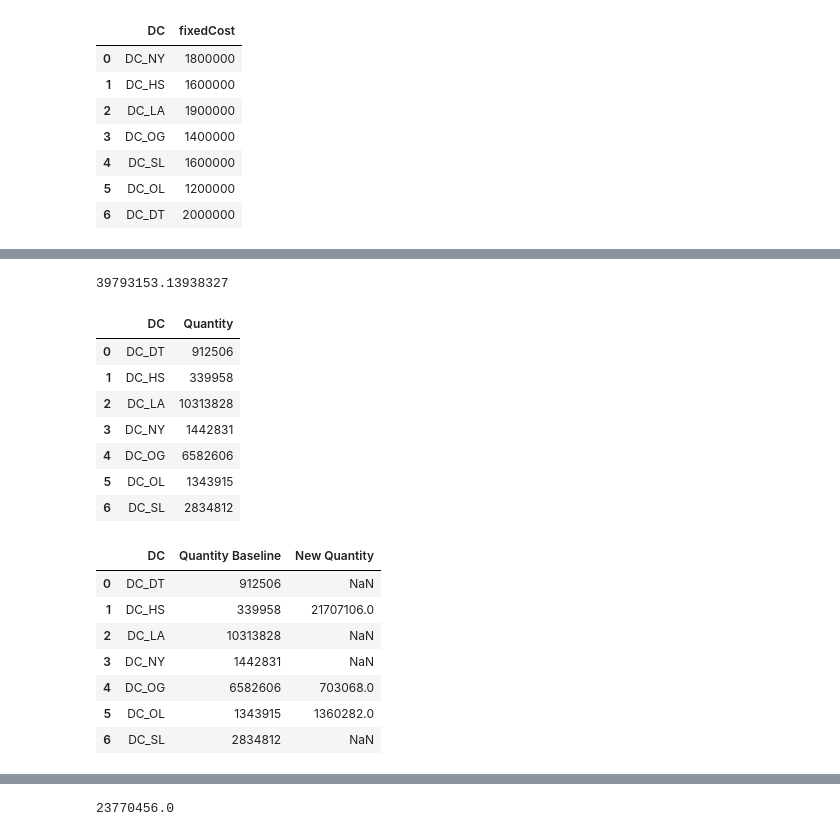
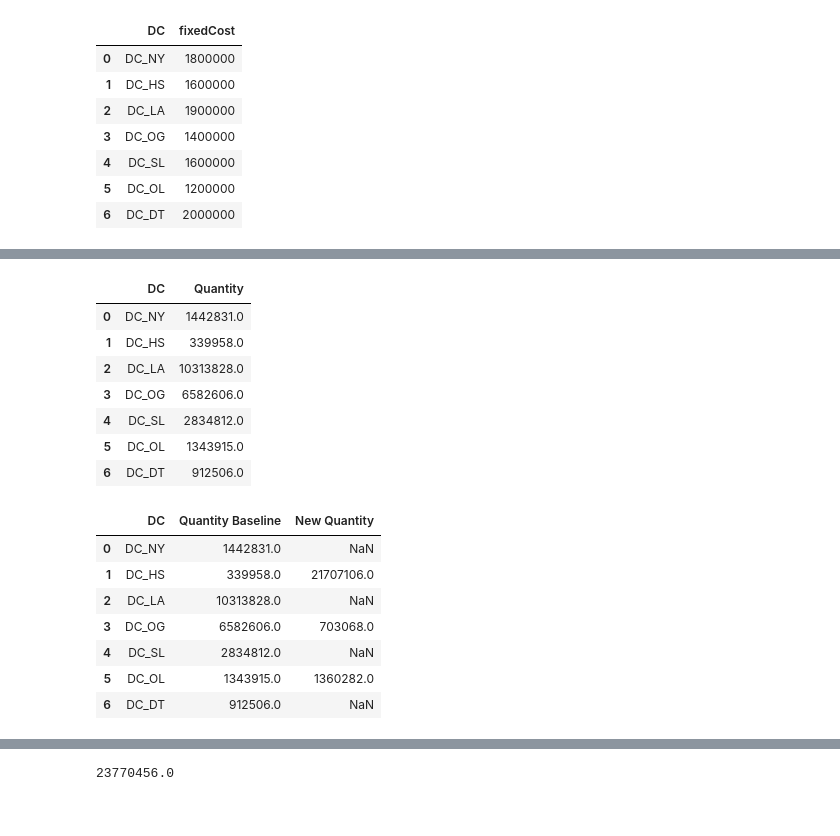
Before and after one commit to pszkilnyk/skittles, a Jupyter notebook: final.ipynb, the cells around one changed output, grey strips where cells are left out. Cells and saved outputs as stored; diff of their text form; code cells hidden in the pictures.

```diff
--- a/final.ipynb
+++ b/final.ipynb
@@ -657,7 +946,7 @@ po['varCost'][po['tv4'] == po['min']] = ih.iloc[3]
 po['varCost'][po['tv5'] == po['min']] = ih.iloc[4]
 po['varCost'][po['tv6'] == po['min']] = ih.iloc[5]
 po['varCost'][po['tv7'] == po['min']] = ih.iloc[6]
-po = pd.merge(po, varCost, on='varCost')
+po = pd.merge(po, varCost, on='varCost', how='left')
 # %% [output]
 A value is trying to be set on a copy of a slice from a DataFrame
 
@@ -701,0 +980,3 @@ t23
+# %%
+scen1 = po[['CID','Product', 'Quantity', 'min', 'DC']]
+scen1
@@ -701,0 +1002,7 @@ t23
+# %%
+f1xed=scen1.groupby('DC').sum()
+f1xed=f1xed['Quantity']
+f1xed=pd.DataFrame(data=f1xed)
+f1xed=f1xed.reset_index()
+f1xd=pd.merge(fixedCost, f1xed, on='DC')
+f1xd
@@ -726,35 +1039,33 @@ wi1
-# %%
-uno+dos+tres-wi1
-# %% [output]
-39793153.13938327
 # %%
 t22=mo.groupby('DC').sum()
-t22=t22.iloc[:,4]
+t22=t22['Quantity']
 t22=pd.DataFrame(data=t22)
 t22=t22.reset_index()
+t22=t22.reindex([3,1,2,4,6,5,0])
+t22=t22.reset_index(drop=True)
 t22
 # %% [output]
 |  | DC | Quantity |
-| 0 | DC_DT | 912506 |
-| 1 | DC_HS | 339958 |
-| 2 | DC_LA | 10313828 |
-| 3 | DC_NY | 1442831 |
-| 4 | DC_OG | 6582606 |
-| 5 | DC_OL | 1343915 |
-| 6 | DC_SL | 2834812 |
+| 0 | DC_NY | 1442831.0 |
+| 1 | DC_HS | 339958.0 |
+| 2 | DC_LA | 10313828.0 |
+| 3 | DC_OG | 6582606.0 |
+| 4 | DC_SL | 2834812.0 |
+| 5 | DC_OL | 1343915.0 |
+| 6 | DC_DT | 912506.0 |
 # %%
-comp1=pd.merge(t22,t23, on='DC', how='left')
+comp1=pd.merge(t22,f1xed, on='DC', how='outer')
 comp1.columns=['DC', 'Quantity Baseline', 'New Quantity']
 comp1
 # %% [output]
 |  | DC | Quantity Baseline | New Quantity |
-| 0 | DC_DT | 912506 | NaN |
-| 1 | DC_HS | 339958 | 21707106.0 |
-| 2 | DC_LA | 10313828 | NaN |
-| 3 | DC_NY | 1442831 | NaN |
-| 4 | DC_OG | 6582606 | 703068.0 |
-| 5 | DC_OL | 1343915 | 1360282.0 |
-| 6 | DC_SL | 2834812 | NaN |
+| 0 | DC_NY | 1442831.0 | NaN |
+| 1 | DC_HS | 339958.0 | 21707106.0 |
+| 2 | DC_LA | 10313828.0 | NaN |
+| 3 | DC_OG | 6582606.0 | 703068.0 |
+| 4 | DC_SL | 2834812.0 | NaN |
+| 5 | DC_OL | 1343915.0 | 1360282.0 |
+| 6 | DC_DT | 912506.0 | NaN |
 # %%
 comp1['Quantity Baseline'].sum()
 # %% [output]
```
Also changed, not shown: parts of 97 cells of this notebook.
